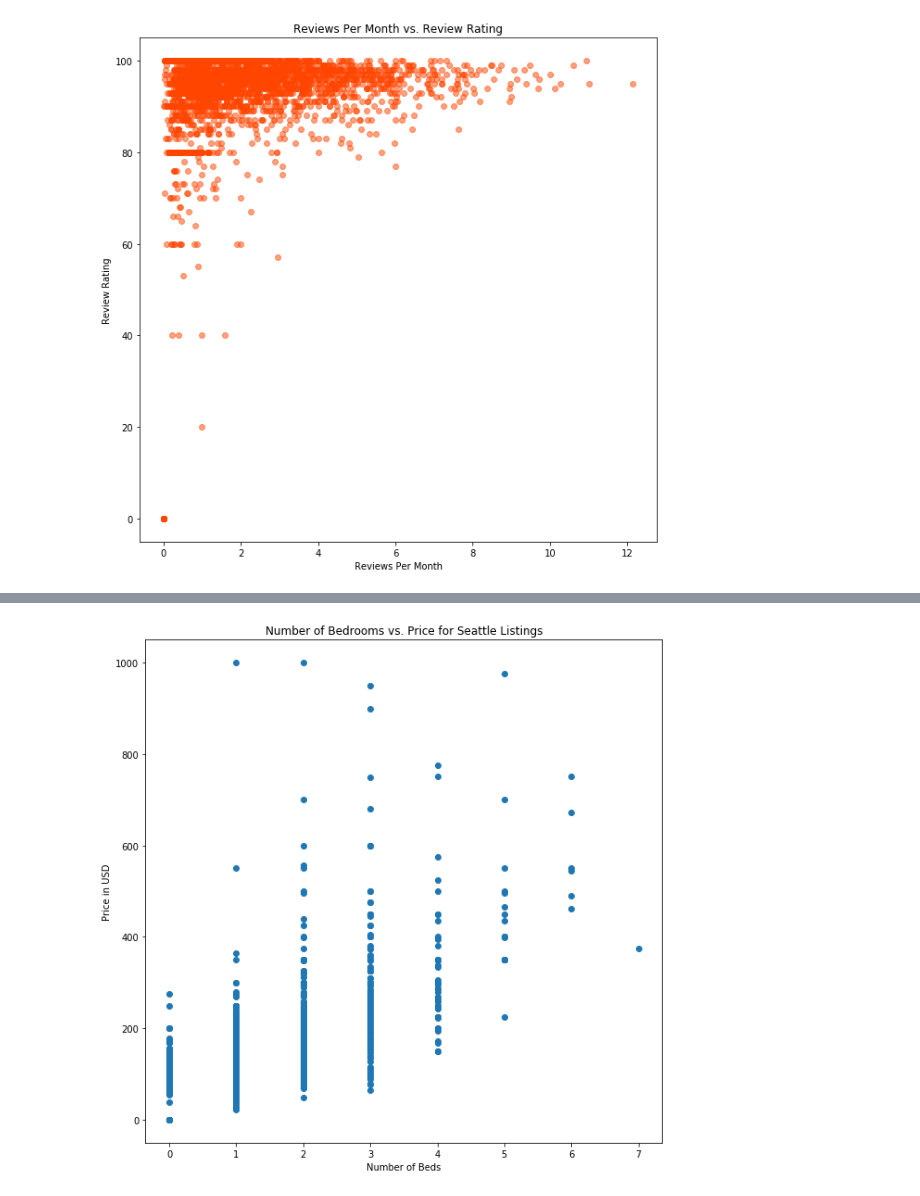
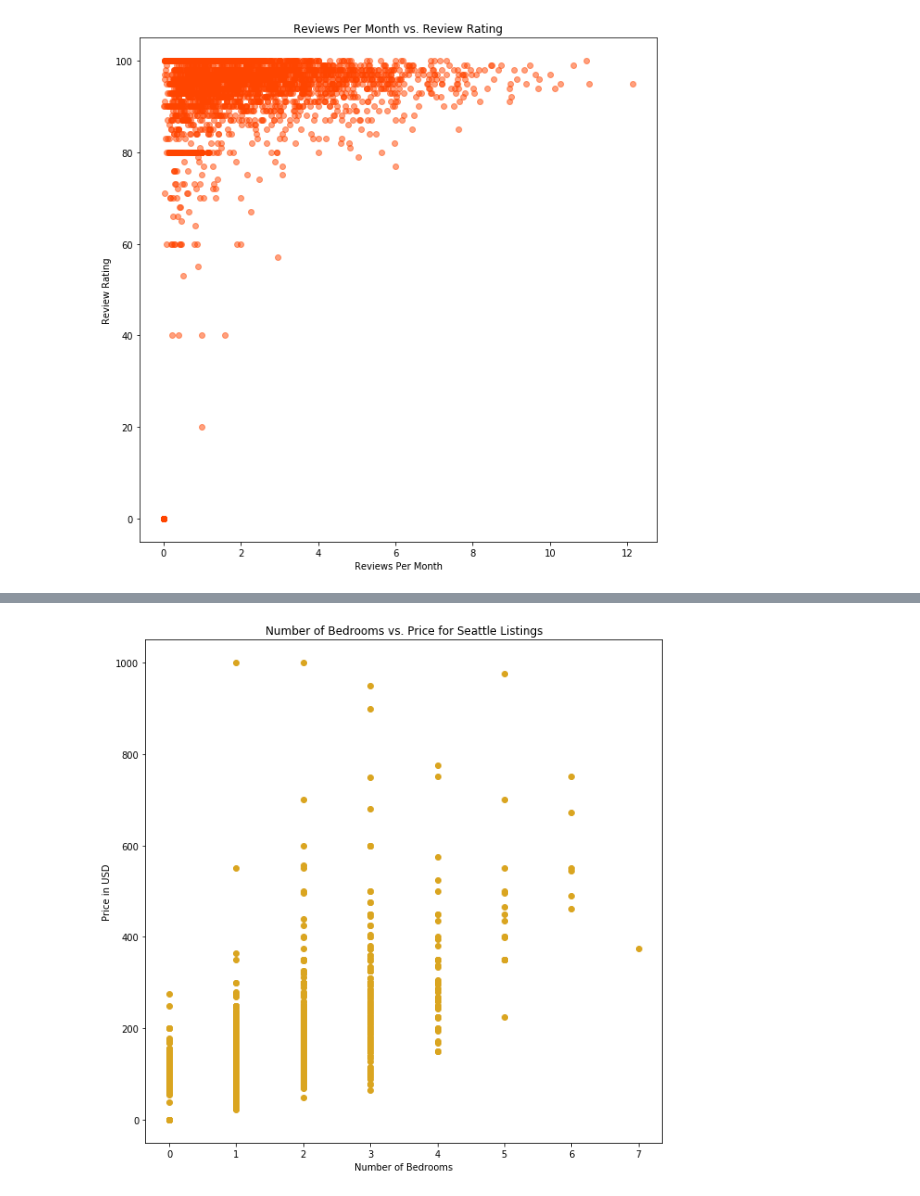
Before and after one commit to kevinhuynh23/RACK, a Jupyter notebook: analysis.ipynb, the cells around one changed output, grey strips where cells are left out. Drawn from its saved outputs; the diff is of its cells as text; code cells hidden in the pictures.

```diff
--- a/analysis.ipynb
+++ b/analysis.ipynb
@@ -152,13 +152,13 @@ plt.show()
 # %%
 # Graph of number of bedrooms vs. price
 fig_num_bedrooms_vs_price = plt.figure(figsize = (10, 10))
-plt.scatter(lis.bedrooms, lis.price_int)
-plt.xlabel('Number of Beds')
+plt.scatter(lis.bedrooms, lis.price_float, color = 'goldenrod')
+plt.xlabel('Number of Bedrooms')
 plt.ylabel('Price in USD')
 plt.title('Number of Bedrooms vs. Price for Seattle Listings')
 plt.show()
 # %% [output]
-[figure, old version]
+[figure, new version]
 # %%
 # Graph of number of bathrooms vs. price
 fig_num_bathrooms_vs_price = plt.figure(figsize = (10, 10))
```
Also changed, not shown: parts of 5 cells of this notebook, 2 other files.
